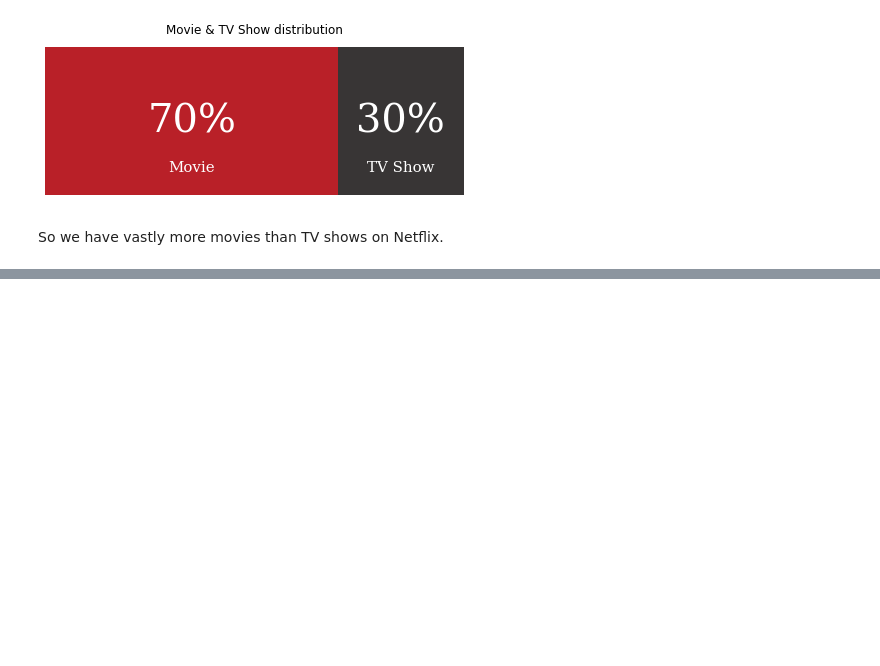
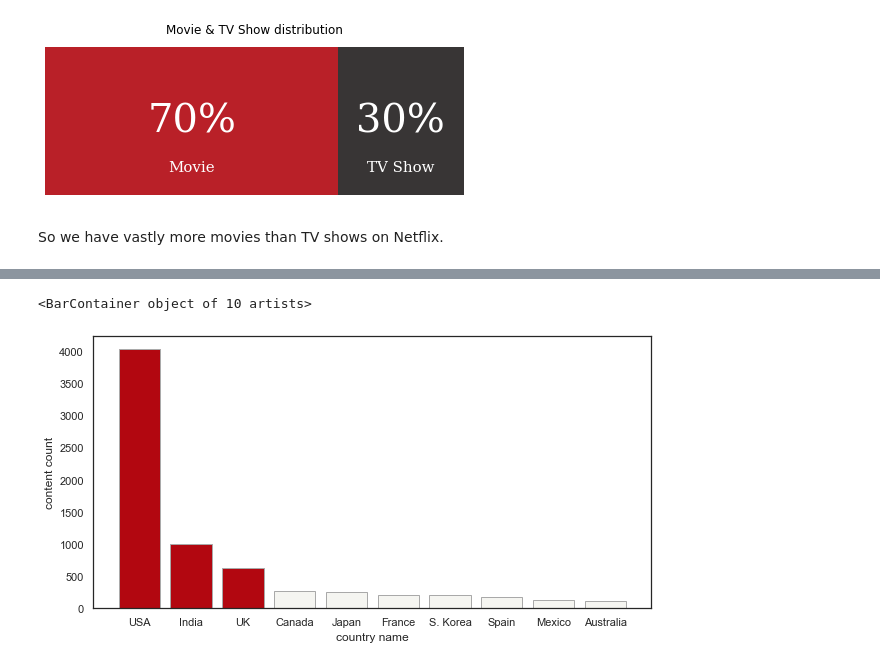
Before and after one commit to keyhanRayati/NetflixProject, a Jupyter notebook: project.ipynb, the cells around one changed output, grey strips where cells are left out. Drawn from its saved outputs; the diff is of its cells as text; code cells hidden in the pictures; blank space fills up the shorter version.

```diff
--- a/project.ipynb
+++ b/project.ipynb
@@ -177,3 +178,12 @@ plt.show()
 [figure]
 # %% [markdown]
 So we have vastly more movies than TV shows on Netflix.
+# %%
+df['count'] = 1
+df['first_country'] = df['country'].apply(lambda x: x.split(",")[0])
+df['first_country'].replace('United States', 'USA', inplace=True)
+df['first_country'].replace('United Kingdom', 'UK',inplace=True)
+df['first_country'].replace('South Korea', 'S. Korea',inplace=True)
+# %%
+data = df.groupby('first_country')['count'].sum().sort_values(ascending=False)[:10]
+data
@@ -179,0 +203,8 @@ So we have vastly more movies than TV shows on Netflix.
+# %%
+plt.figure(figsize = (10 , 5))
+plt.xlabel('country name')
+plt.ylabel('content count')
+plt.bar(data.index , data.values , edgecolor = 'darkgray' ,  color=['#b20710', '#b20710', '#b20710', '#f5f5f1', '#f5f5f1', '#f5f5f1', '#f5f5f1', '#f5f5f1', '#f5f5f1', '#f5f5f1'])
+# %% [output]
+<BarContainer object of 10 artists>
+[figure, added]
```
Also changed, not shown: parts of 14 cells of this notebook, 2 other files.
